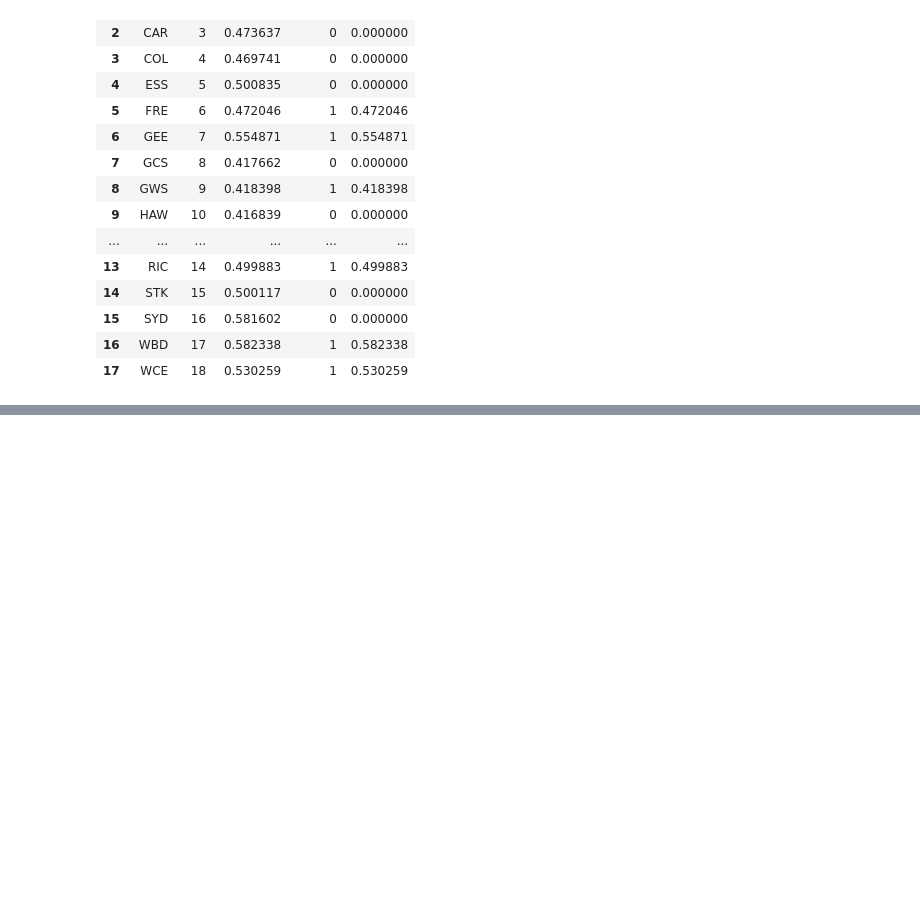
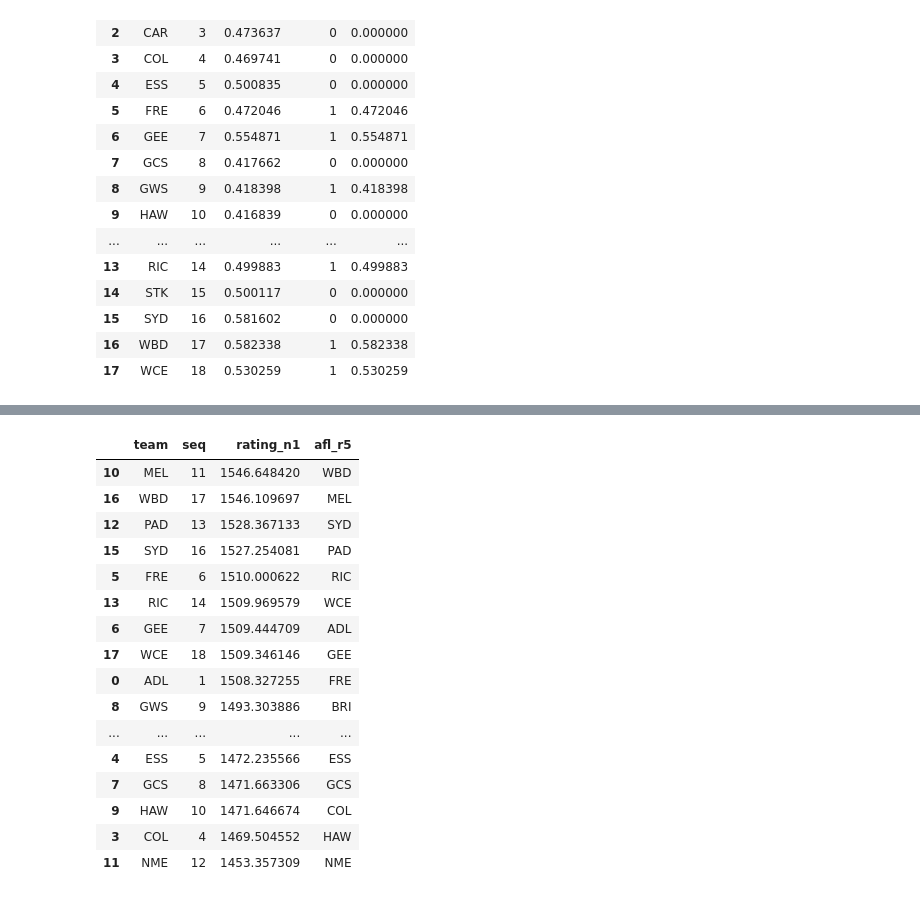
Before and after one commit to stevegabriel1/afl_elo_ratings, a Jupyter notebook: basic_version.ipynb, the cells around one changed output, grey strips where cells are left out. Cells and saved outputs as stored; diff of their text form; code cells hidden in the pictures; blank space fills up the shorter version.

```diff
--- a/basic_version.ipynb
+++ b/basic_version.ipynb
@@ -796,0 +858,24 @@ The ELO predictions were correct for 5 out of  9 matches
+# %%
+# Compare to AFL Ladder
+ladder = rframe[['team','seq','rating_n1']]
+ladder = ladder.sort_values(by = 'rating_n1', ascending=False)
+ladder['afl_r5'] = ['WBD','MEL','SYD','PAD','RIC','WCE','ADL','GEE','FRE','BRI','CAR','GWS','STK','ESS','GCS','COL','HAW','NME']
+ladder
+# %% [output]
+|  | team | seq | rating_n1 | afl_r5 |
+| 10 | MEL | 11 | 1546.648420 | WBD |
+| 16 | WBD | 17 | 1546.109697 | MEL |
+| 12 | PAD | 13 | 1528.367133 | SYD |
+| 15 | SYD | 16 | 1527.254081 | PAD |
+| 5 | FRE | 6 | 1510.000622 | RIC |
+| 13 | RIC | 14 | 1509.969579 | WCE |
+| 6 | GEE | 7 | 1509.444709 | ADL |
+| 17 | WCE | 18 | 1509.346146 | GEE |
+| 0 | ADL | 1 | 1508.327255 | FRE |
+| 8 | GWS | 9 | 1493.303886 | BRI |
+| ... | ... | ... | ... | ... |
+| 4 | ESS | 5 | 1472.235566 | ESS |
+| 7 | GCS | 8 | 1471.663306 | GCS |
+| 9 | HAW | 10 | 1471.646674 | COL |
+| 3 | COL | 4 | 1469.504552 | HAW |
+| 11 | NME | 12 | 1453.357309 | NME |
```
Also changed, not shown: parts of 12 cells of this notebook.
